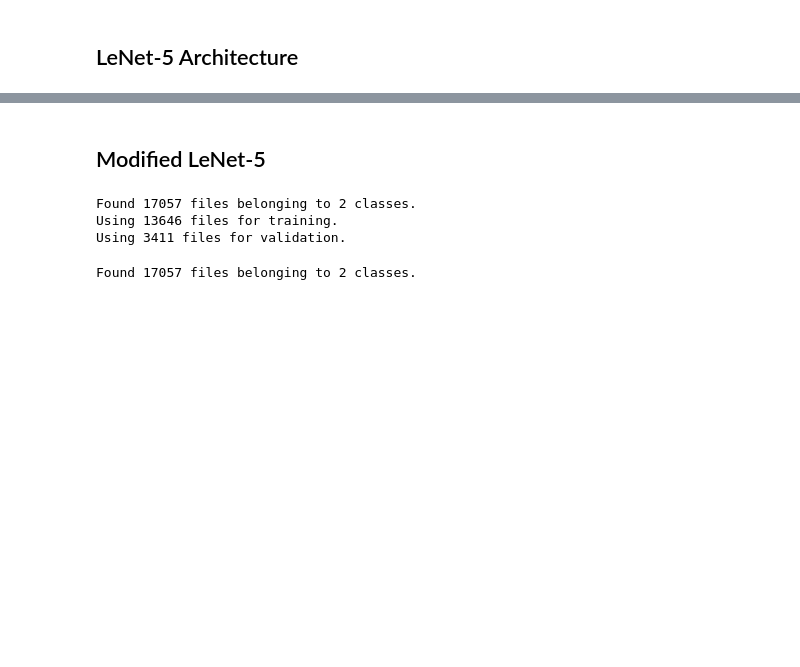
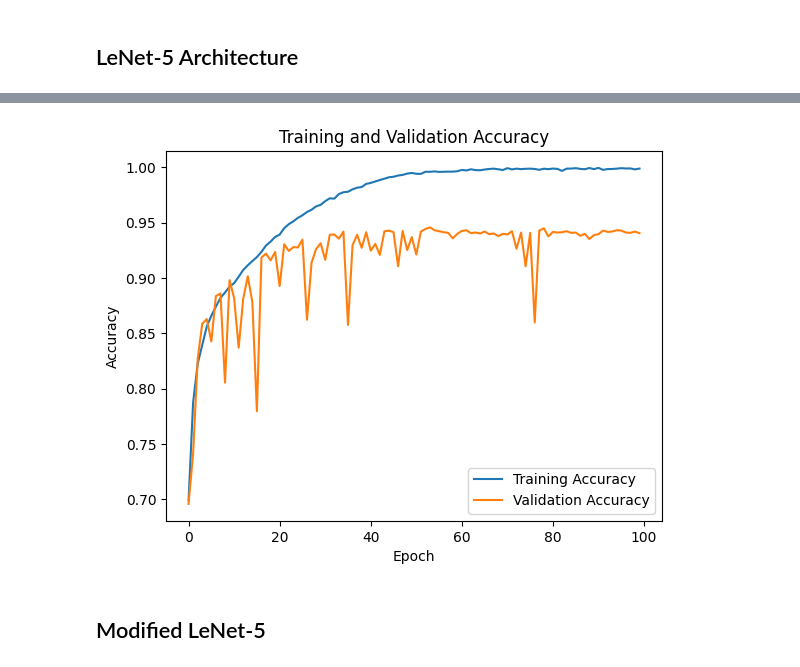
Before and after one commit to KobieKabo/Damaged_Building_Detection, a Jupyter notebook: Damaged_Building_Models.ipynb, the cells around one changed output, grey strips where cells are left out. Drawn from its saved outputs; the diff is of its cells as text; code cells hidden in the pictures; blank space fills up the shorter version.

```diff
--- a/Damaged_Building_Models.ipynb
+++ b/Damaged_Building_Models.ipynb
@@ -342,8 +333,8 @@ model_lenet5.add(layers.Dense(120, activation='relu'))
 # Layer 4: Fully connected layer with 84 neurons
 model_lenet5.add(layers.Dense(84, activation='relu'))
 
-# Output layer: Fully connected layer with num_classes neurons (e.g., 2 )
-model_lenet5.add(layers.Dense(2, activation='softmax'))
+# Output layer: Fully connected layer with num_classes neurons (e.g., 1 )
+model_lenet5.add(layers.Dense(2, activation='sigmoid'))
 
 # Compile model
 model_lenet5.compile(optimizer=optimizers.RMSprop(learning_rate=1e-4),
@@ -370,10 +361,3 @@ Total params: 1739502 (6.64 MB)
 Trainable params: 1739502 (6.64 MB)
 Non-trainable params: 0 (0.00 Byte)
 _________________________________________________________________
-# %%
-history = model_lenet5.fit(
-            train_rescale_ds,
-            batch_size=64,
-            epochs=20,
-            validation_data=val_rescale_ds
-)
@@ -397,0 +364,7 @@ Epoch 20/20
+# %%
+history2 = model_lenet5.fit(
+            train_rescale_ds,
+            batch_size=64,
+            epochs=100,
+            validation_data=val_rescale_ds
+)
@@ -407,51 +398,18 @@ Test Accuracy: 0.9392038583755493
+# %%
+import matplotlib.pyplot as plt
+
+# Plotting training and validation accuracy
+plt.plot(history2.history['accuracy'], label='Training Accuracy')
+plt.plot(history2.history['val_accuracy'], label='Validation Accuracy')
+plt.xlabel('Epoch')
+plt.ylabel('Accuracy')
+plt.title('Training and Validation Accuracy')
+plt.legend()
+plt.show()
+# %% [output]
+[figure, added]
 # %% [markdown]
 ## Modified LeNet-5
-# %%
-import tensorflow as tf
-import tensorflow_datasets as tfds
-from tensorflow.keras.layers.experimental.preprocessing import Rescaling
-# Now that we know the image dimensions
-train_data_dir = 'data/project3/data_all_modified/data_split/train'
-# Number of images we want to process at once
-batch_size = 64
-
-# Target image size (128 px by 128 px)
-img_height = 128
-img_width = 128
-train_ds, val_ds = tf.keras.utils.image_dataset_from_directory(
-train_data_dir,
-validation_split=0.2,
-subset="both",
-seed=123,
-image_size=(img_height, img_width),
-batch_size=batch_size
-)
-rescale = Rescaling(scale=1.0/255)
-train_rescale_ds = train_ds.map(lambda image,label:(rescale(image),label))
-val_rescale_ds = val_ds.map(lambda image,label:(rescale(image),label))
-# %% [output]
-Found 17057 files belonging to 2 classes.
-Using 13646 files for training.
-Using 3411 files for validation.
-# %%
-test_data_dir = 'data/project3/data_all_modified/data_split/train'
-
-batch_size = 2
-
-img_height = 128
-img_width = 128
-
-# note that subset="training", "validation", "both", and dictates what is returned
-test_ds = tf.keras.utils.image_dataset_from_directory(
-test_data_dir,
-seed=123,
-image_size=(img_height, img_width),
-)
-
-rescale = Rescaling(scale=1.0/255)
-test_rescale_ds = test_ds.map(lambda image,label:(rescale(image),label))
-# %% [output]
-Found 17057 files belonging to 2 classes.
 # %%
 from keras import layers
 from keras import models
```
Also changed, not shown: parts of 21 cells of this notebook.
